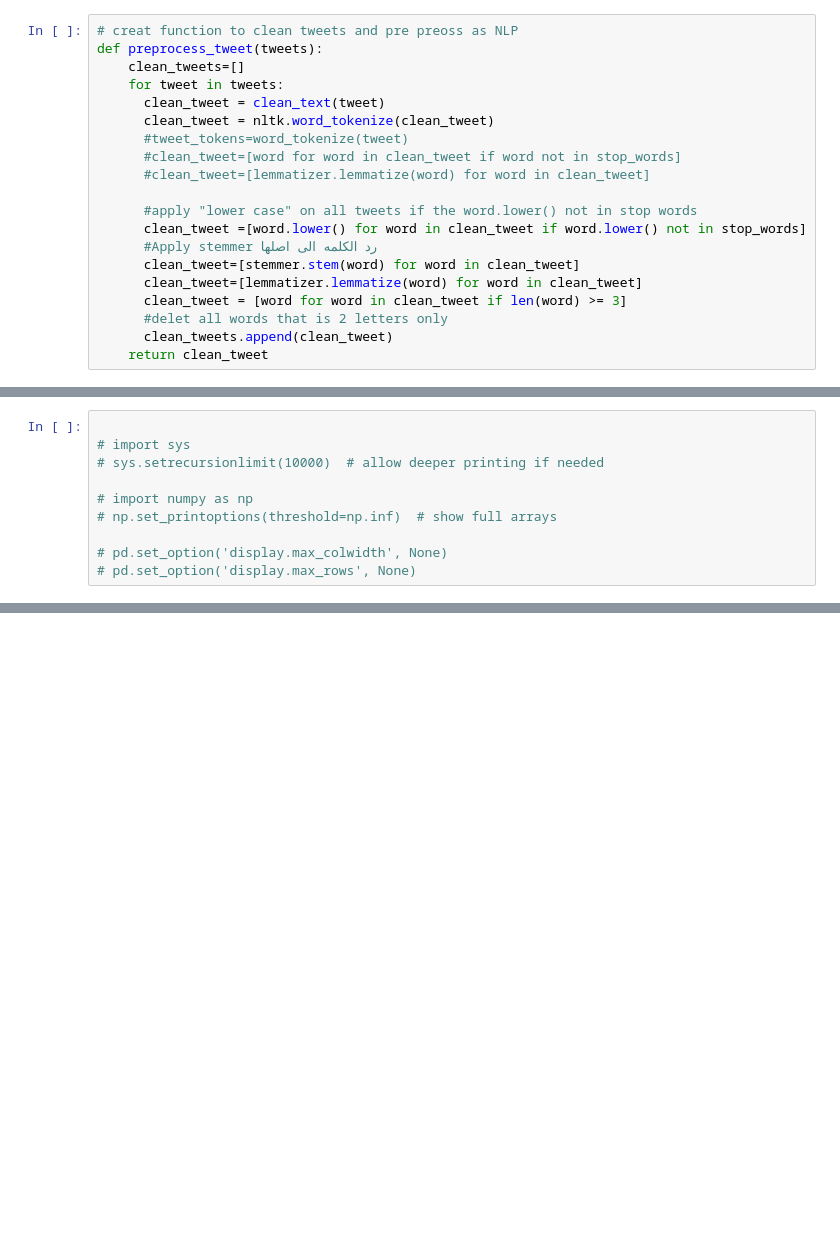
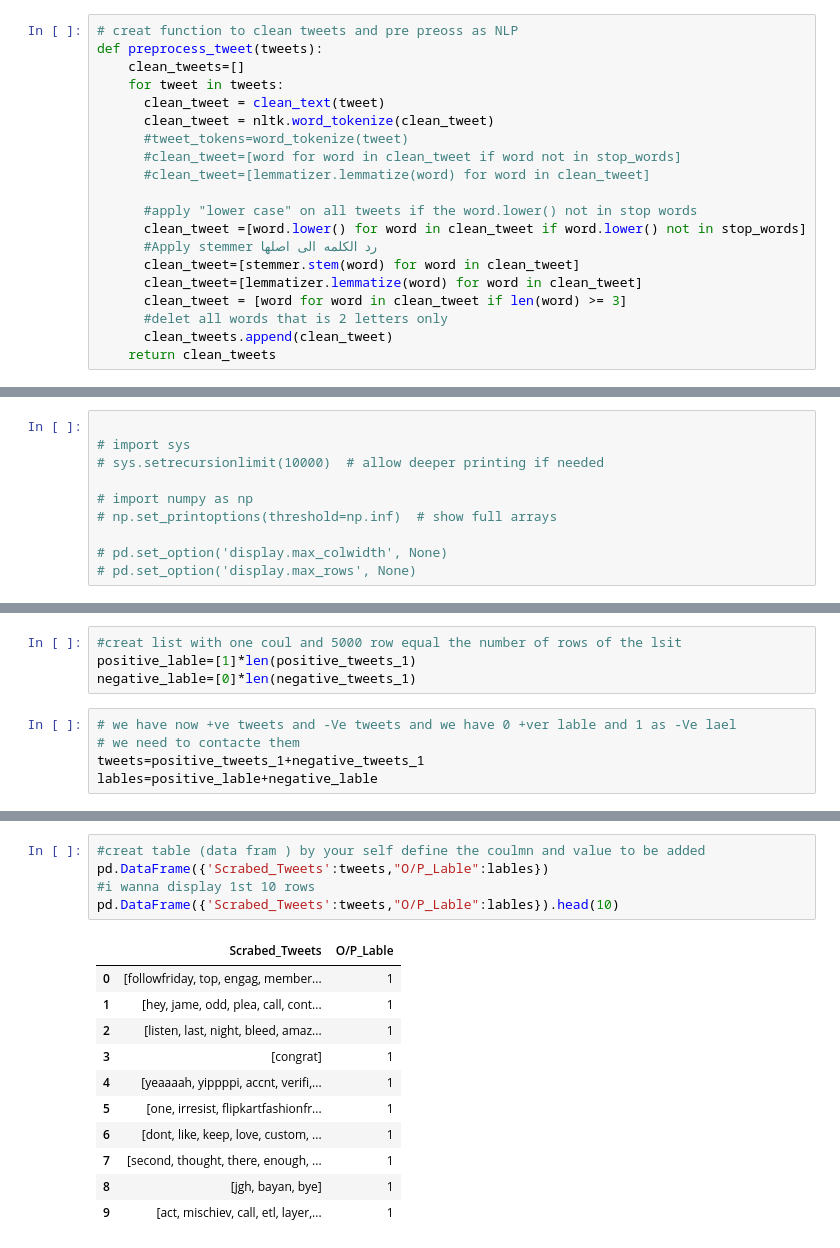
Before and after one commit to desouki76/Ahmed, a Jupyter notebook: TwitterFeedback_+ve_ve_NLP.ipynb, the cells around one changed output, grey strips where cells are left out. Saved outputs shown, nothing was run; the diff lists cells and outputs as text; blank space fills up the shorter version.

```diff
--- a/TwitterFeedback_+ve_ve_NLP.ipynb
+++ b/TwitterFeedback_+ve_ve_NLP.ipynb
@@ -135,7 +133,7 @@ def preprocess_tweet(tweets):
       clean_tweet = [word for word in clean_tweet if len(word) >= 3]
       #delet all words that is 2 letters only
       clean_tweets.append(clean_tweet)
-    return clean_tweet
+    return clean_tweets
 # %%
 #Apply the prvouis fucation pre process (clean, stop words, lower case, limtizer Port stemmer)
 positive_tweets_1=preprocess_tweet(positive_tweets)
@@ -192,0 +240,9 @@ memory usage: 172.0+ bytes
+# %%
+#creat list with one coul and 5000 row equal the number of rows of the lsit
+positive_lable=[1]*len(positive_tweets_1)
+negative_lable=[0]*len(negative_tweets_1)
+# %%
+# we have now +ve tweets and -Ve tweets and we have 0 +ver lable and 1 as -Ve lael
+# we need to contacte them
+tweets=positive_tweets_1+negative_tweets_1
+lables=positive_lable+negative_lable
@@ -192,0 +271,17 @@ memory usage: 172.0+ bytes
+# %%
+#creat table (data fram ) by your self define the coulmn and value to be added
+pd.DataFrame({'Scrabed_Tweets':tweets,"O/P_Lable":lables})
+#i wanna display 1st 10 rows
+pd.DataFrame({'Scrabed_Tweets':tweets,"O/P_Lable":lables}).head(10)
+# %% [output]
+|  | Scrabed_Tweets | O/P_Lable |
+| 0 | [followfriday, top, engag, member... | 1 |
+| 1 | [hey, jame, odd, plea, call, cont... | 1 |
+| 2 | [listen, last, night, bleed, amaz... | 1 |
+| 3 | [congrat] | 1 |
+| 4 | [yeaaaah, yippppi, accnt, verifi,... | 1 |
+| 5 | [one, irresist, flipkartfashionfr... | 1 |
+| 6 | [dont, like, keep, love, custom, ... | 1 |
+| 7 | [second, thought, there, enough, ... | 1 |
+| 8 | [jgh, bayan, bye] | 1 |
+| 9 | [act, mischiev, call, etl, layer,... | 1 |
```
Also changed, not shown: parts of 22 cells of this notebook.
